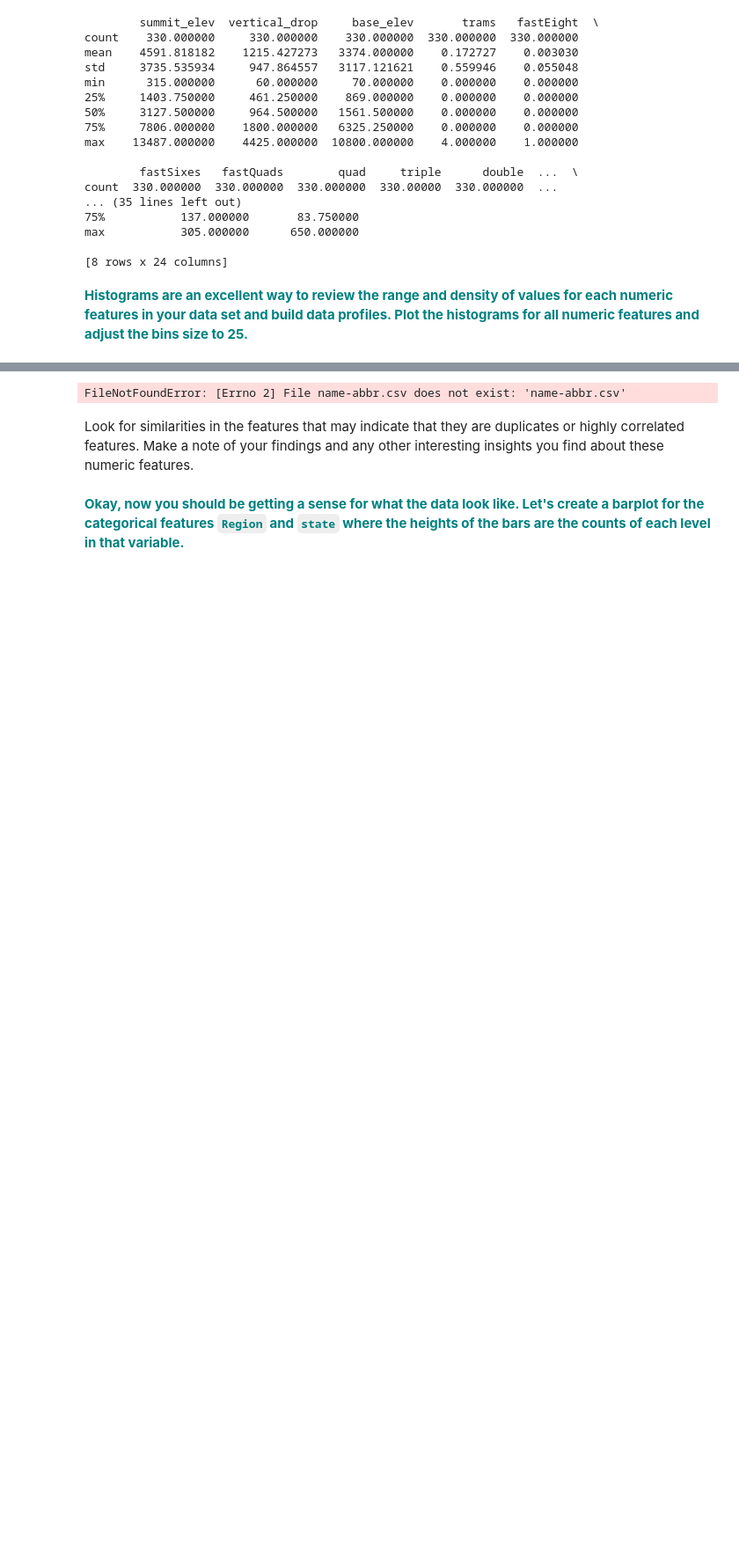
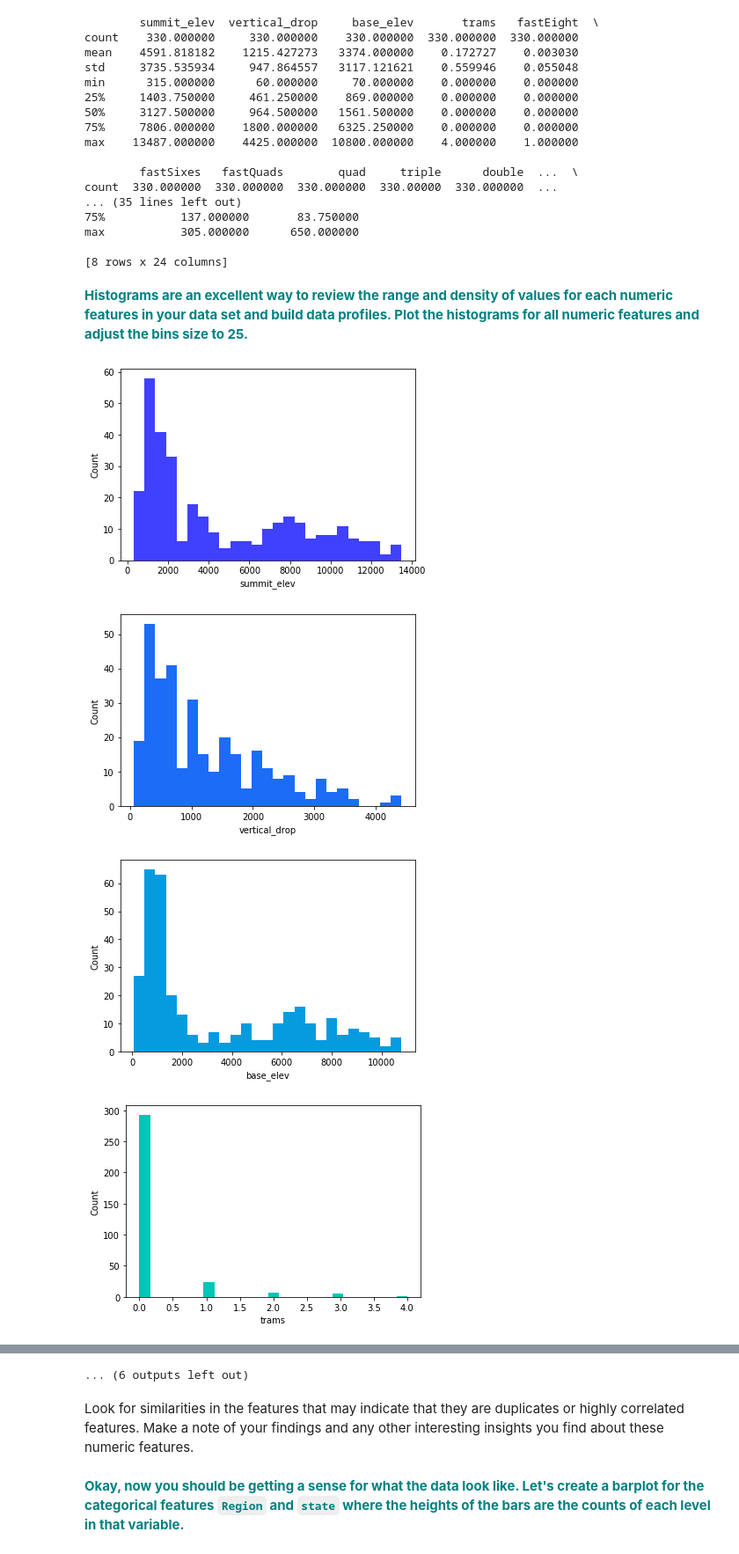
Before and after one commit to BarrettNB/Springboard, a Jupyter notebook: Capstone_1/GuidedCapstone_Step3HL.ipynb, the cells around one changed output, grey strips where cells are left out. Shown at 88% size. Drawn from its saved outputs; the diff is of its cells as text; code cells hidden in the pictures; blank space fills up the shorter version.

```diff
--- a/Capstone_1/GuidedCapstone_Step3HL.ipynb
+++ b/Capstone_1/GuidedCapstone_Step3HL.ipynb
@@ -102,25 +102,29 @@ max           305.000000      650.000000
 # %%
 #We only get to plot 20 diagrams, so we'll skip the individual lift types
 numeric_columns = df.columns[np.nonzero(np.any([df.dtypes == 'float64', df.dtypes == 'int64'], axis=0))[0]]
 numeric_columns = numeric_columns.drop(numeric_columns[numeric_columns\
    .get_loc('fastEight'):numeric_columns.get_loc('surface')])
 
 '''Generating a color wheel for prettier histograms'''
 T = len(numeric_columns)
 t = np.linspace(0, 2*np.pi, T)
 blue = (1 + np.cos(t))/2
 red = (1 + np.cos(t + 2*np.pi/3))/2
 green = (1 + np.cos(t + 4*np.pi/3))/2
 
-state_codes = pd.read_csv('name-abbr.csv', header=None)
+state_codes = pd.read_csv('US_state_name_abbr.csv', header=None)
 state_codes.columns = ['State', 'Code']
 codes = state_codes['Code']
 state_codes = state_codes.set_index('Code')['State']
 
 for i, col in enumerate(numeric_columns):
     plt.figure()
     df[col].hist(bins=25, grid=False, color=colors.to_hex((red[i], green[i], blue[i])))
     plt.xlabel(col)
     plt.ylabel('Count')
 plt.show()
 # %% [output]
+[figure, added]
+[figure, added]
+[figure, added]
+[figure, added]
@@ -127,4 +139,4 @@ plt.show()
-FileNotFoundError: [Errno 2] File name-abbr.csv does not exist: 'name-abbr.csv'
+... (6 outputs left out)
 # %% [markdown]
 Look for similarities in the features that may indicate that they are duplicates or highly correlated features. Make a note of your findings and any other interesting insights you find about these numeric features.
 # %% [markdown]
```
Also changed, not shown: parts of 15 cells of this notebook, 1 other file.
